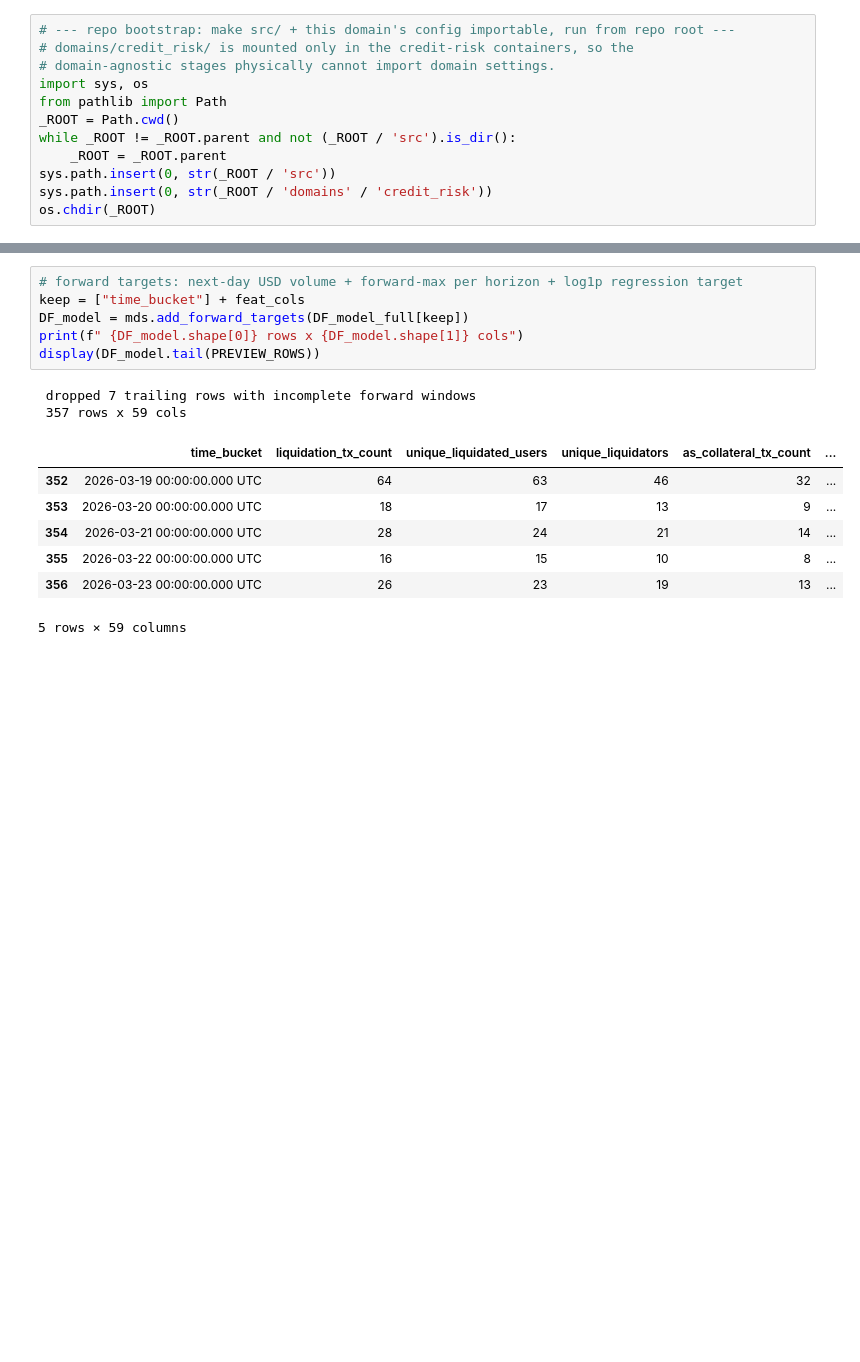
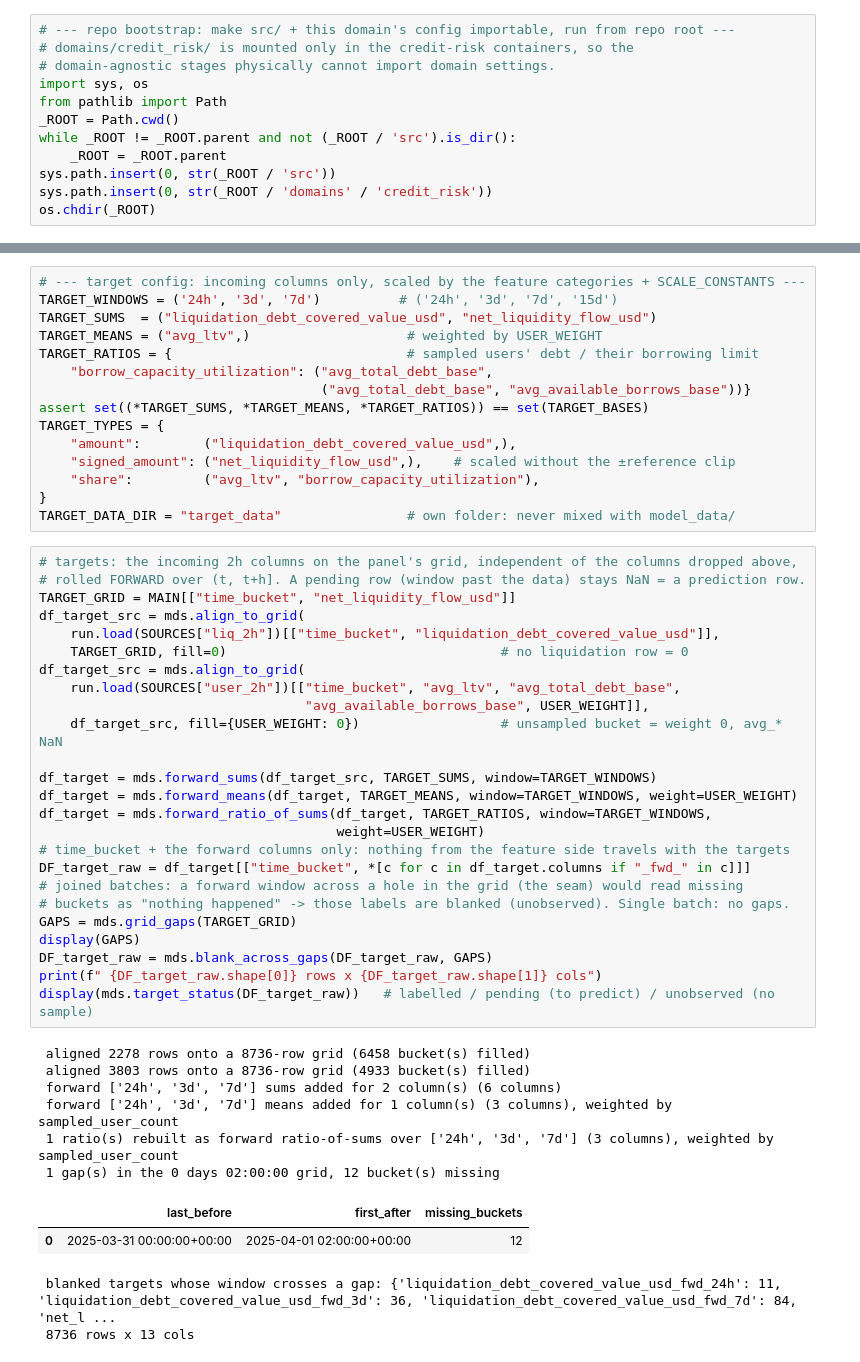
Before and after one commit to md-arham-ali/AAve_v3.1_Credit_risk_scoring, a Jupyter notebook: notebooks/model_dataset.ipynb, the cells around one changed output, grey strips where cells are left out. Drawn from its saved outputs; the diff is of its cells as text; blank space fills up the shorter version.

```diff
--- a/notebooks/model_dataset.ipynb
+++ b/notebooks/model_dataset.ipynb
@@ -121,16 +891,51 @@ print(feat_cols)
+# %%
+# --- target config: incoming columns only, scaled by the feature categories + SCALE_CONSTANTS ---
+TARGET_WINDOWS = ('24h', '3d', '7d')          # ('24h', '3d', '7d', '15d')
+TARGET_SUMS  = ("liquidation_debt_covered_value_usd", "net_liquidity_flow_usd")
+TARGET_MEANS = ("avg_ltv",)                    # weighted by USER_WEIGHT
+TARGET_RATIOS = {                              # sampled users' debt / their borrowing limit
+    "borrow_capacity_utilization": ("avg_total_debt_base",
+                                    ("avg_total_debt_base", "avg_available_borrows_base"))}
+assert set((*TARGET_SUMS, *TARGET_MEANS, *TARGET_RATIOS)) == set(TARGET_BASES)
+TARGET_TYPES = {
+    "amount":        ("liquidation_debt_covered_value_usd",),
+    "signed_amount": ("net_liquidity_flow_usd",),    # scaled without the ±reference clip
+    "share":         ("avg_ltv", "borrow_capacity_utilization"),
+}
+TARGET_DATA_DIR = "target_data"                # own folder: never mixed with model_data/
 # %%
-# forward targets: next-day USD volume + forward-max per horizon + log1p regression target
-keep = ["time_bucket"] + feat_cols
-DF_model = mds.add_forward_targets(DF_model_full[keep])
-print(f" {DF_model.shape[0]} rows x {DF_model.shape[1]} cols")
-display(DF_model.tail(PREVIEW_ROWS))
+# targets: the incoming 2h columns on the panel's grid, independent of the columns dropped above,
+# rolled FORWARD over (t, t+h]. A pending row (window past the data) stays NaN = a prediction row.
+TARGET_GRID = MAIN[["time_bucket", "net_liquidity_flow_usd"]]
+df_target_src = mds.align_to_grid(
+    run.load(SOURCES["liq_2h"])[["time_bucket", "liquidation_debt_covered_value_usd"]],
+    TARGET_GRID, fill=0)                                   # no liquidation row = 0
+df_target_src = mds.align_to_grid(
+    run.load(SOURCES["user_2h"])[["time_bucket", "avg_ltv", "avg_total_debt_base",
+                                  "avg_available_borrows_base", USER_WEIGHT]],
+    df_target_src, fill={USER_WEIGHT: 0})                  # unsampled bucket = weight 0, avg_* NaN
+
+df_target = mds.forward_sums(df_target_src, TARGET_SUMS, window=TARGET_WINDOWS)
+df_target = mds.forward_means(df_target, TARGET_MEANS, window=TARGET_WINDOWS, weight=USER_WEIGHT)
+df_target = mds.forward_ratio_of_sums(df_target, TARGET_RATIOS, window=TARGET_WINDOWS,
+                                      weight=USER_WEIGHT)
+# time_bucket + the forward columns only: nothing from the feature side travels with the targets
+DF_target_raw = df_target[["time_bucket", *[c for c in df_target.columns if "_fwd_" in c]]]
+# joined batches: a forward window across a hole in the grid (the seam) would read missing
+# buckets as "nothing happened" -> those labels are blanked (unobserved). Single batch: no gaps.
+GAPS = mds.grid_gaps(TARGET_GRID)
+display(GAPS)
+DF_target_raw = mds.blank_across_gaps(DF_target_raw, GAPS)
+print(f" {DF_target_raw.shape[0]} rows x {DF_target_raw.shape[1]} cols")
+display(mds.target_status(DF_target_raw))   # labelled / pending (to predict) / unobserved (no sample)
 # %% [output]
- dropped 7 trailing rows with incomplete forward windows
- 357 rows x 59 cols
+ aligned 2278 rows onto a 8736-row grid (6458 bucket(s) filled)
+ aligned 3803 rows onto a 8736-row grid (4933 bucket(s) filled)
+ forward ['24h', '3d', '7d'] sums added for 2 column(s) (6 columns)
+ forward ['24h', '3d', '7d'] means added for 1 column(s) (3 columns), weighted by sampled_user_count
+ 1 ratio(s) rebuilt as forward ratio-of-sums over ['24h', '3d', '7d'] (3 columns), weighted by sampled_user_count
+ 1 gap(s) in the 0 days 02:00:00 grid, 12 bucket(s) missing
-|  | time_bucket | liquidation_tx_count | unique_liquidated_users | unique_liquidators | as_collateral_tx_count | ... |
-| 352 | 2026-03-19 00:00:00.000 UTC | 64 | 63 | 46 | 32 | ... |
-| 353 | 2026-03-20 00:00:00.000 UTC | 18 | 17 | 13 | 9 | ... |
-| 354 | 2026-03-21 00:00:00.000 UTC | 28 | 24 | 21 | 14 | ... |
-| 355 | 2026-03-22 00:00:00.000 UTC | 16 | 15 | 10 | 8 | ... |
-| 356 | 2026-03-23 00:00:00.000 UTC | 26 | 23 | 19 | 13 | ... |
+|  | last_before | first_after | missing_buckets |
+| 0 | 2025-03-31 00:00:00+00:00 | 2025-04-01 02:00:00+00:00 | 12 |
-5 rows × 59 columns
+ blanked targets whose window crosses a gap: {'liquidation_debt_covered_value_usd_fwd_24h': 11, 'liquidation_debt_covered_value_usd_fwd_3d': 36, 'liquidation_debt_covered_value_usd_fwd_7d': 84, 'net_l ...
+ 8736 rows x 13 cols
```
Also changed, not shown: parts of 33 cells of this notebook, 13 other files.
